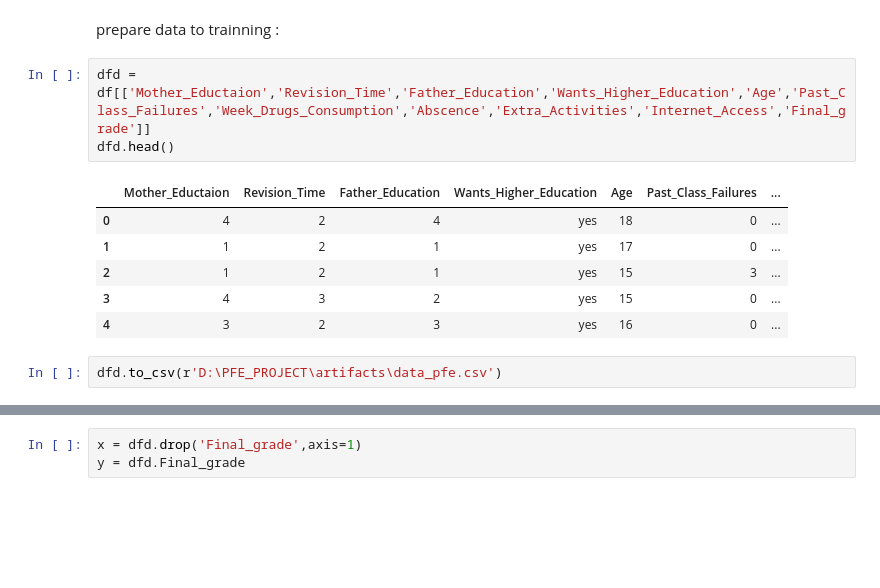
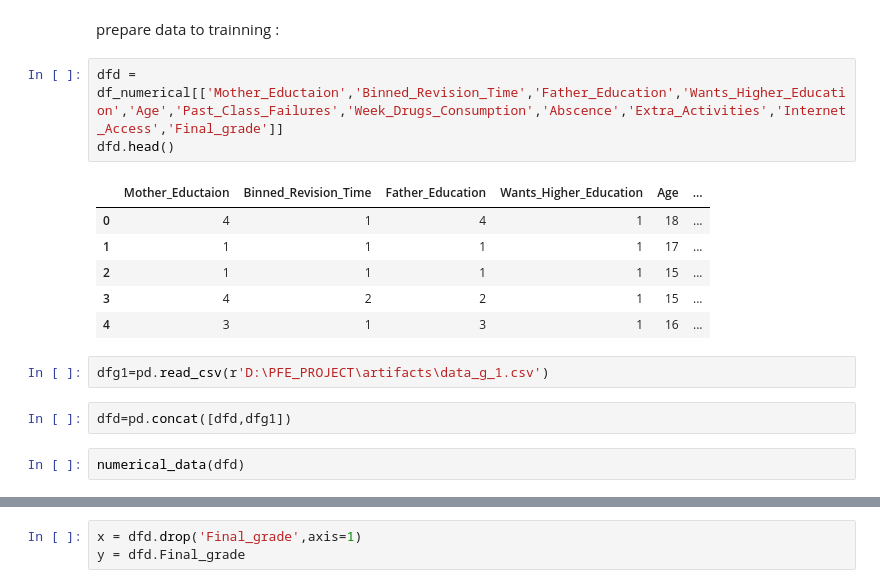
Before and after one commit to AyoubSamy/performance_student_analysis_project, a Jupyter notebook: notebook/notbook1.ipynb, the cells around one changed output, grey strips where cells are left out. Drawn from its saved outputs; the diff is of its cells as text; blank space fills up the shorter version.

```diff
--- a/notebook/notbook1.ipynb
+++ b/notebook/notbook1.ipynb
@@ -897,17 +920,21 @@ Index(['School', 'Sex', 'Age', 'Home_Address_Type', 'Family_Size',
 # %% [markdown]
 prepare data to trainning :
 # %%
-dfd = df[['Mother_Eductaion','Revision_Time','Father_Education','Wants_Higher_Education','Age','Past_Class_Failures','Week_Drugs_Consumption','Abscence','Extra_Activities','Internet_Access','Final_grade']]
+dfd = df_numerical[['Mother_Eductaion','Binned_Revision_Time','Father_Education','Wants_Higher_Education','Age','Past_Class_Failures','Week_Drugs_Consumption','Abscence','Extra_Activities','Internet_Access','Final_grade']]
 dfd.head()
 # %% [output]
-|  | Mother_Eductaion | Revision_Time | Father_Education | Wants_Higher_Education | Age | Past_Class_Failures | ... |
-| 0 | 4 | 2 | 4 | yes | 18 | 0 | ... |
-| 1 | 1 | 2 | 1 | yes | 17 | 0 | ... |
-| 2 | 1 | 2 | 1 | yes | 15 | 3 | ... |
-| 3 | 4 | 3 | 2 | yes | 15 | 0 | ... |
-| 4 | 3 | 2 | 3 | yes | 16 | 0 | ... |
+|  | Mother_Eductaion | Binned_Revision_Time | Father_Education | Wants_Higher_Education | Age | ... |
+| 0 | 4 | 1 | 4 | 1 | 18 | ... |
+| 1 | 1 | 1 | 1 | 1 | 17 | ... |
+| 2 | 1 | 1 | 1 | 1 | 15 | ... |
+| 3 | 4 | 2 | 2 | 1 | 15 | ... |
+| 4 | 3 | 1 | 3 | 1 | 16 | ... |
 # %%
-dfd.to_csv(r'D:\PFE_PROJECT\artifacts\data_pfe.csv')
+dfg1=pd.read_csv(r'D:\PFE_PROJECT\artifacts\data_g_1.csv')
+# %%
+dfd=pd.concat([dfd,dfg1])
+# %%
+numerical_data(dfd)
 # %%
 numeric_features = [feature for feature in dfd.columns if dfd[feature].dtype != 'O']
 categorical_features = [feature for feature in dfd.columns if dfd[feature].dtype == 'O']
```
Also changed, not shown: parts of 41 cells of this notebook, 5 other files.
